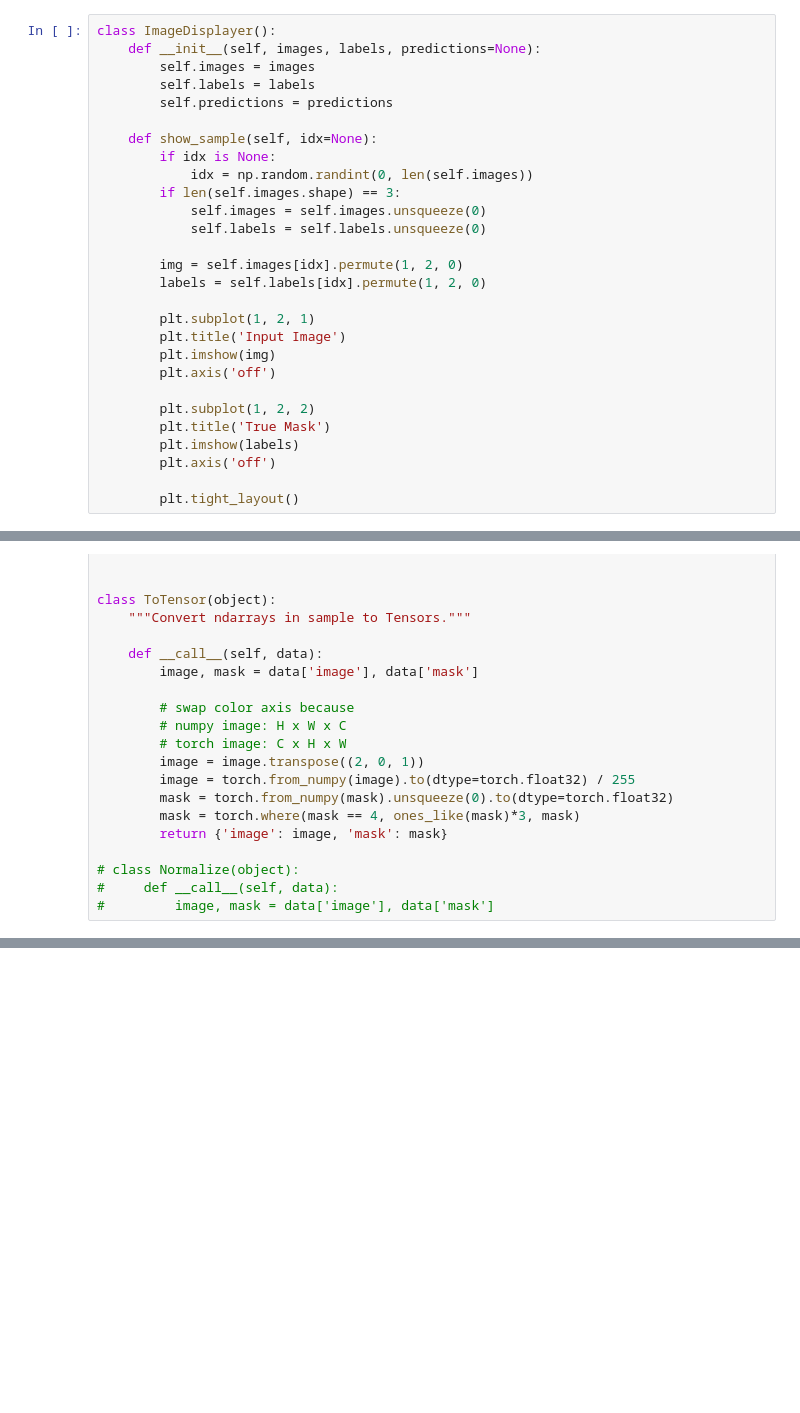
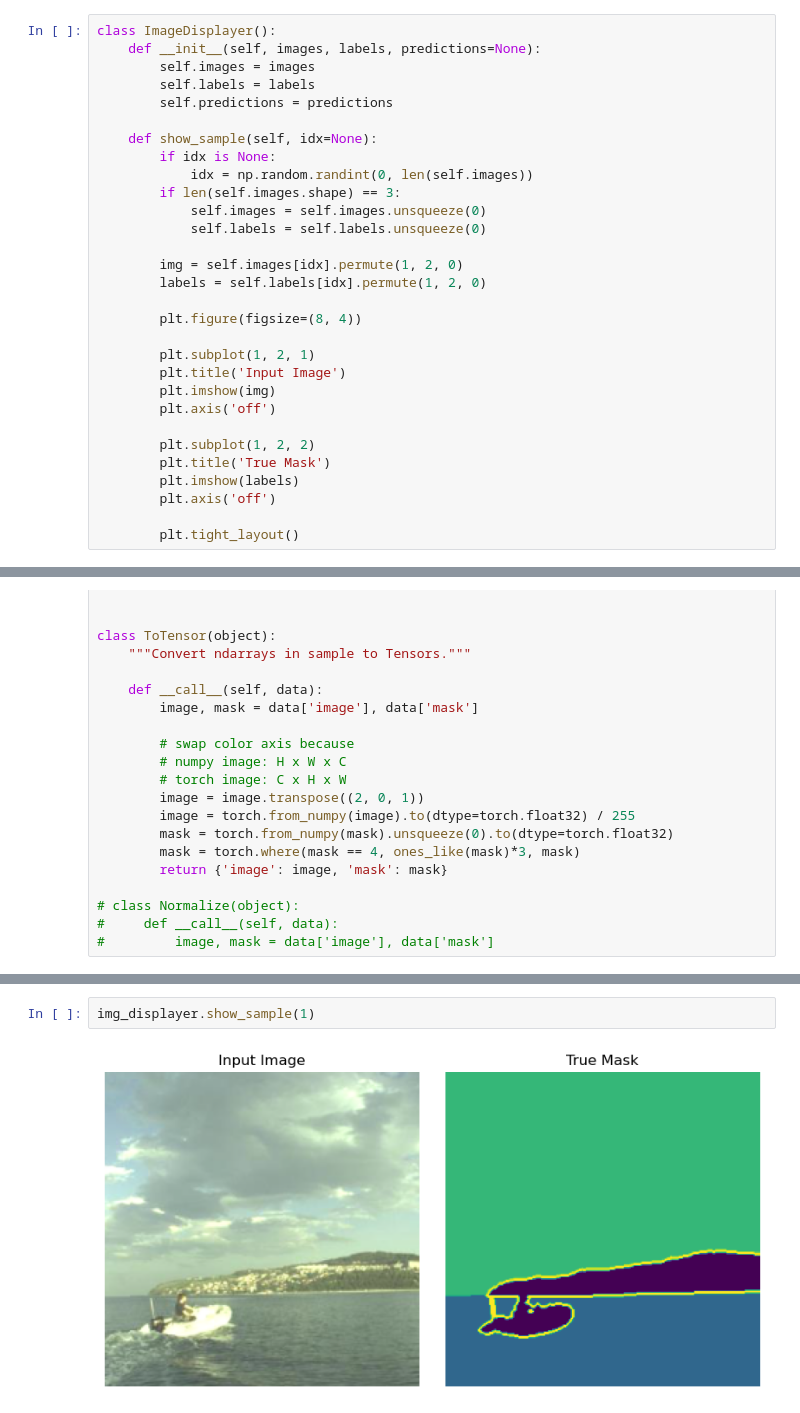
Before and after one commit to LeonY117/msc_project, a Jupyter notebook: notebooks/workflow_outline.ipynb, the cells around one changed output, grey strips where cells are left out. Cells and saved outputs as stored; diff of their text form; blank space fills up the shorter version.

```diff
--- a/notebooks/workflow_outline.ipynb
+++ b/notebooks/workflow_outline.ipynb
@@ -98,6 +101,8 @@ class ImageDisplayer():
         img = self.images[idx].permute(1, 2, 0)
         labels = self.labels[idx].permute(1, 2, 0)
 
+        plt.figure(figsize=(8, 4))
+
         plt.subplot(1, 2, 1)
         plt.title('Input Image')
         plt.imshow(img)
@@ -253,0 +426,4 @@ img_displayer.show_sample(idx=0)
+# %%
+img_displayer.show_sample(1)
+# %% [output]
+[figure, added]
```
Also changed, not shown: parts of 13 cells of this notebook.
